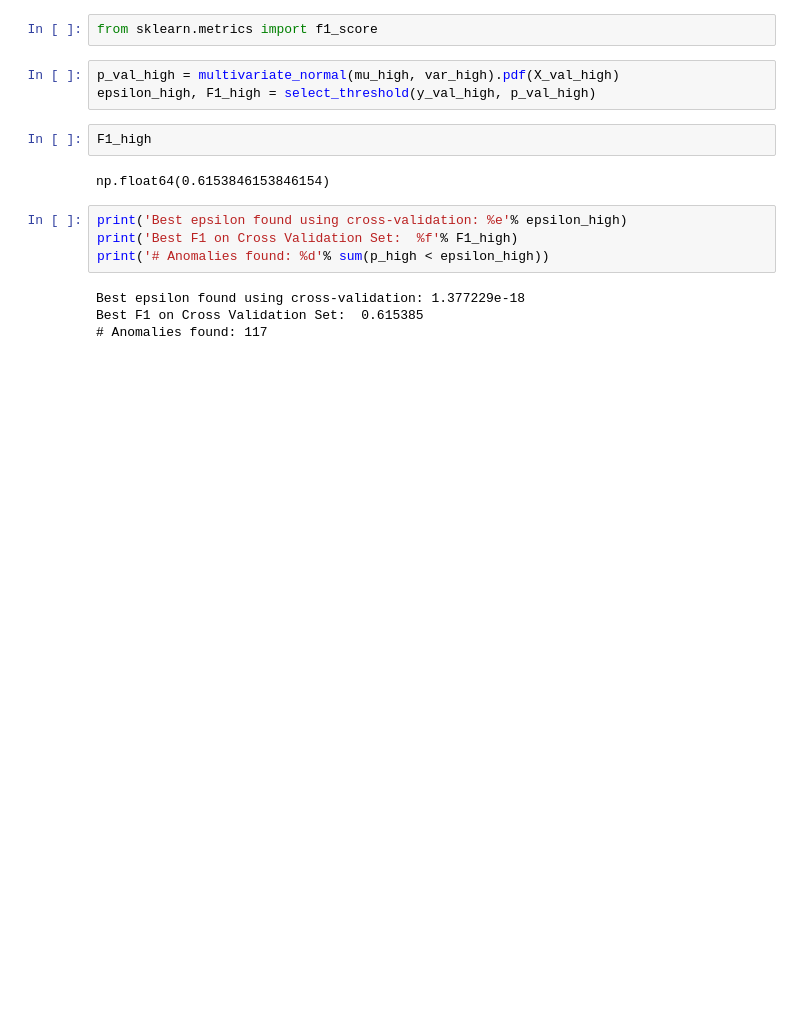
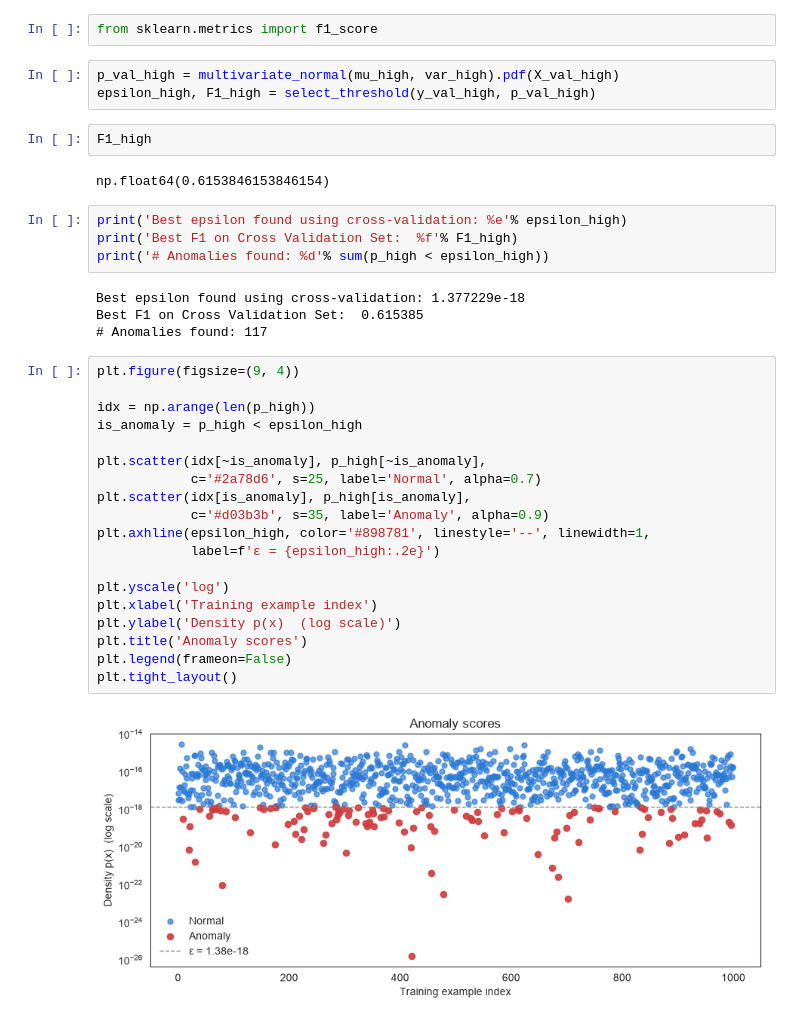
Before and after one commit to Neman-River/anomaly_detection, a Jupyter notebook: gaussian_from_scratch.ipynb, the cells around one changed output. Cells and saved outputs as stored; diff of their text form; blank space fills up the shorter version.

Commit message:
Add Anomaly score and PCA plots to high dimensional analysis

```diff
--- a/gaussian_from_scratch.ipynb
+++ b/gaussian_from_scratch.ipynb
@@ -334,3 +334,24 @@ print('# Anomalies found: %d'% sum(p_high < epsilon_high))
 Best epsilon found using cross-validation: 1.377229e-18
 Best F1 on Cross Validation Set:  0.615385
 # Anomalies found: 117
+# %%
+plt.figure(figsize=(9, 4))
+
+idx = np.arange(len(p_high))
+is_anomaly = p_high < epsilon_high
+
+plt.scatter(idx[~is_anomaly], p_high[~is_anomaly],
+            c='#2a78d6', s=25, label='Normal', alpha=0.7)
+plt.scatter(idx[is_anomaly], p_high[is_anomaly],
+            c='#d03b3b', s=35, label='Anomaly', alpha=0.9)
+plt.axhline(epsilon_high, color='#898781', linestyle='--', linewidth=1,
+            label=f'ε = {epsilon_high:.2e}')
+
+plt.yscale('log')
+plt.xlabel('Training example index')
+plt.ylabel('Density p(x)  (log scale)')
+plt.title('Anomaly scores')
+plt.legend(frameon=False)
+plt.tight_layout()
+# %% [output]
+[figure, added]
```
Also changed, not shown: parts of 1 cell of this notebook.
